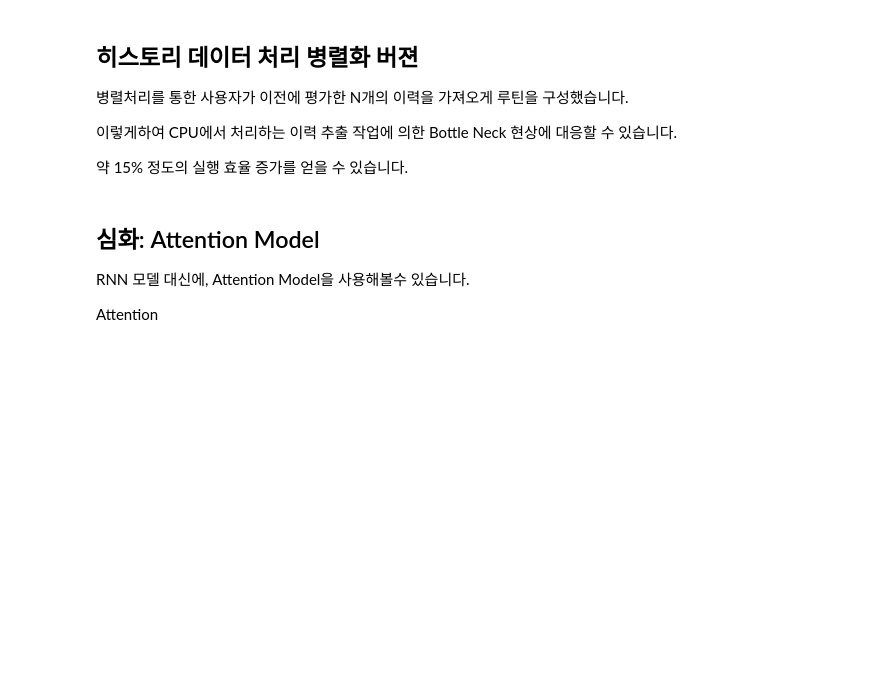
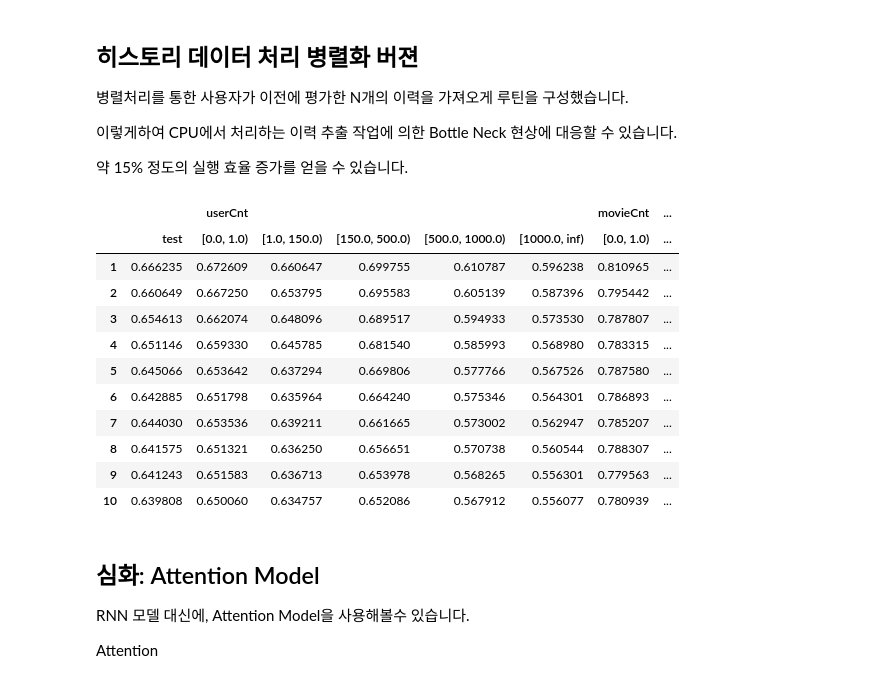
Before and after one commit to sunkusun9/rcmd_2409, a Jupyter notebook: 6.Matrix Factorization3.ipynb, the cells around one changed output. Saved outputs shown, nothing was run; the diff lists cells and outputs as text; code cells hidden in the pictures; blank space fills up the shorter version.

```diff
--- a/6.Matrix Factorization3.ipynb
+++ b/6.Matrix Factorization3.ipynb
@@ -675,34 +835,48 @@ if not os.path.isfile('mf3.pkl'):
             'rnn': rnn,
             'hist_cnt': hist_cnt
         }, f)
 else:
     with open('mf3.pkl', 'rb') as f:
         mf3 = pickle.load(f)
-    display(mf3['result'])
+    df_result_mf3 = mf3['result']
+    display(df_result_mf3)
     # 모델을  만듭니다.
     tf.keras.backend.clear_session()
     rank = mf3['rank']
     collection_rank = mf3['collection_rank']
     hist_cnt = mf3['hist_cnt']
     user_model = rcmd.EmbModel(mf3['user_idx'], rank)
     movie_model = rcmd.EmbModel(mf3['movie_idx'], rank)
     movie_info_model = rcmd.MovieInfoModel(mf3['movieInfo'], movie_model, {'collection': collection_rank}, rank)
     user_hist_model2 = UserHistModel2(user_model, movie_info_model, rank, rnn=mf3["rnn"])
     mf_model3 = MFModel3(user_hist_model2, movie_info_model)
 
     user_mean_model = rcmd.EmbModel(mf3['user_mean_idx'], rank=1)
     movie_mean_model = rcmd.EmbModel(mf3['movie_mean_idx'], rank=1)
     mean_model = rcmd.MeanModel(mf3['rating_train_mean'], user_mean_model, movie_mean_model)
 
     a_model = rcmd.AdditiveModel([mf_model3, mean_model])
 
     # 모델을 호출을 하면 구성된 모델의 Weights가 생성됩니다.
     a_model({'userId': tf.constant([1, 2]), 'movieId': tf.constant([1, 5]),
             'prev_movieIds': tf.constant([[0, 1], [2, 3]]), 'prev_ratings': tf.constant([[1.0, 3.5], [2.0, 2.5]])})
 
     # 저장해두었던 가중치를 설정합니다.
     a_model.set_weights(mf3['weights'])
     del mf3
+# %% [output]
+|  |  | userCnt |  |  |  |  | movieCnt | ... |
+|  | test | [0.0, 1.0) | [1.0, 150.0) | [150.0, 500.0) | [500.0, 1000.0) | [1000.0, inf) | [0.0, 1.0) | ... |
+| 1 | 0.666235 | 0.672609 | 0.660647 | 0.699755 | 0.610787 | 0.596238 | 0.810965 | ... |
+| 2 | 0.660649 | 0.667250 | 0.653795 | 0.695583 | 0.605139 | 0.587396 | 0.795442 | ... |
+| 3 | 0.654613 | 0.662074 | 0.648096 | 0.689517 | 0.594933 | 0.573530 | 0.787807 | ... |
+| 4 | 0.651146 | 0.659330 | 0.645785 | 0.681540 | 0.585993 | 0.568980 | 0.783315 | ... |
+| 5 | 0.645066 | 0.653642 | 0.637294 | 0.669806 | 0.577766 | 0.567526 | 0.787580 | ... |
+| 6 | 0.642885 | 0.651798 | 0.635964 | 0.664240 | 0.575346 | 0.564301 | 0.786893 | ... |
+| 7 | 0.644030 | 0.653536 | 0.639211 | 0.661665 | 0.573002 | 0.562947 | 0.785207 | ... |
+| 8 | 0.641575 | 0.651321 | 0.636250 | 0.656651 | 0.570738 | 0.560544 | 0.788307 | ... |
+| 9 | 0.641243 | 0.651583 | 0.636713 | 0.653978 | 0.568265 | 0.556301 | 0.779563 | ... |
+| 10 | 0.639808 | 0.650060 | 0.634757 | 0.652086 | 0.567912 | 0.556077 | 0.780939 | ... |
 # %%
 # 평가 데이터의 예측 결과를 뽑아냅니다.
 prds = predict_test(a_model, hist_cnt, 1024)
```
Also changed, not shown: parts of 24 cells of this notebook, 2 other files.
